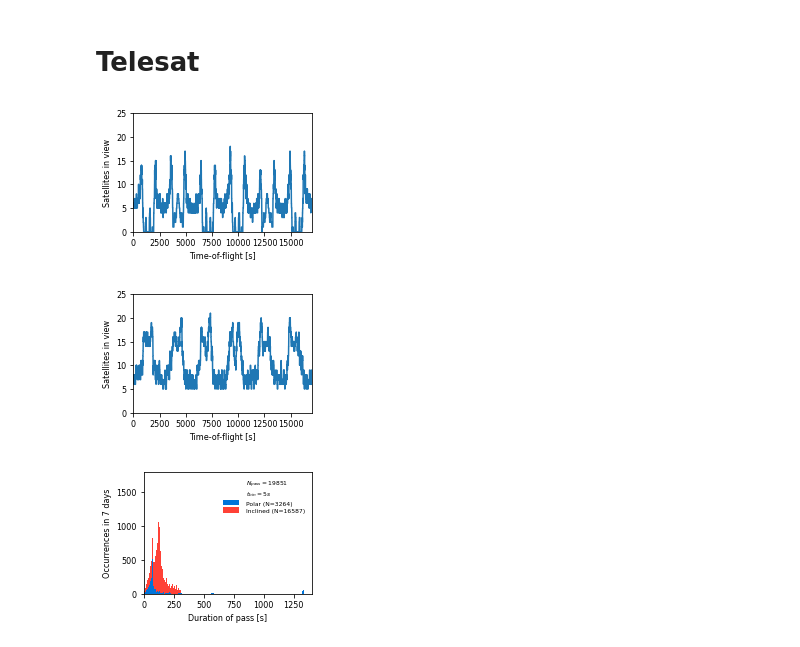
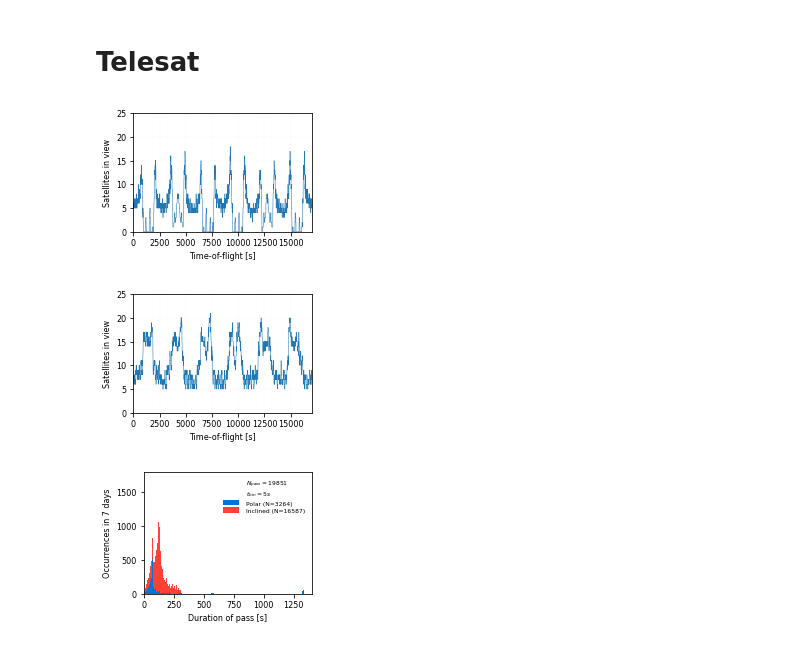
Before and after one commit to Josvth/hermes, a Jupyter notebook: visibility_analysis/Telesat/Analysis_Telesat.ipynb, the cells around one changed output. Saved outputs shown, nothing was run; the diff lists cells and outputs as text; code cells hidden in the pictures.

```diff
--- a/visibility_analysis/Telesat/Analysis_Telesat.ipynb
+++ b/visibility_analysis/Telesat/Analysis_Telesat.ipynb
@@ -59,10 +62,14 @@ def generate_gap_df(instances_df, step_duration = 1.0, end_tof = None):
 # %%
 columns = ['strand_name', 'tof', 'r_a_x', 'r_a_y', 'r_a_z', 'r_b_x', 'r_b_y', 'r_b_z']
 
-store_500km = pd.HDFStore("Test_LOSAnalysis_sat_500km_90deg_to_Telesat_2020-12-31_08-50-39.h5")
+#store_500km = pd.HDFStore("Test_LOSAnalysis_sat_500km_90deg_to_Telesat_2020-12-31_08-50-39.h5")
+#store_500km = pd.HDFStore("2021-01-02_10-51-23_Test_LOSAnalysis_sat_500km_97deg_to_Telesat.h5")
+store_500km = pd.HDFStore("2021-01-02_11-39-41_Test_LOSAnalysis_sat_500km_97deg_to_Telesat.h5")
 instances_500km_df = store_500km.select('contact_instances', 'columns = %s' % str(columns))
 # %%
-store_400km = pd.HDFStore("Test_LOSAnalysis_sat_400km_51deg_to_Telesat_2020-12-31_08-50-33.h5")
+#store_400km = pd.HDFStore("Test_LOSAnalysis_sat_400km_51deg_to_Telesat_2020-12-31_08-50-33.h5")
+#store_400km = pd.HDFStore("2021-01-02_10-51-17_Test_LOSAnalysis_sat_400km_51deg_to_Telesat.h5")
+store_400km = pd.HDFStore("2021-01-02_11-39-35_Test_LOSAnalysis_sat_400km_51deg_to_Telesat.h5")
 instances_400km_df = store_400km.select('contact_instances', 'columns = %s' % str(columns))
 # %%
 pass_500km_df = generate_pass_df(instances_500km_df)
@@ -73,41 +80,40 @@ gaps_400km_df = generate_gap_df(instances_400km_df)
 # %%
 def contact_timeline(pass_df):
     fig, ax = plt.subplots(tight_layout=True, figsize=(3.2, 2.4))
 
     tof_max = 3*5677.0
 
     tofs = np.arange(tof_max)
 
     def satellites_in_view(pass_df, tofs):
-        num_in_view = []
-        for tof in tofs:
+        num_in_view = np.zeros((len(tofs), ))
+        for i, tof in enumerate(tofs):
             in_view = (pass_df['start_tof'] <= tof) & (tof <= pass_df['end_tof'])
-            num_in_view.append(in_view.sum())
+            num_in_view[i] = in_view.sum()
         return num_in_view
 
-    ax.plot(tofs, satellites_in_view(pass_df, tofs))
+    ax.step(tofs, satellites_in_view(pass_df, tofs), linewidth=0.5)
     ax.set_xlim((0, tof_max))
     ax.set_ylim((0, 25))
     ax.set_xlabel('Time-of-flight [s]')
     ax.set_ylabel('Satellites in view')
+    ax.grid(linestyle=':', linewidth = 0.1)
+    apply_report_formatting()
+
     #plt.show()
 
 contact_timeline(pass_500km_df)
-apply_report_formatting()
-#plt.tight_layout()
 plt.savefig(figures_dir + '/Telesat_in_view_500km97deg.pgf')
 plt.savefig(figures_dir + '/Telesat_in_view_500km97deg.svg')
 plt.show()
 
 contact_timeline(pass_400km_df)
-apply_report_formatting()
-#plt.tight_layout()
 plt.savefig(figures_dir + '/Telesat_in_view_400km51deg.pgf')
 plt.savefig(figures_dir + '/Telesat_in_view_400km51deg.svg')
 plt.show()
 # %% [output]
-[figure, old version]
+[figure, new version]
-[figure, old version]
+[figure, new version]
 # %%
 def plot_pass_temporal_distribution(pass_df, bin_size = 5.0):
 
```
Also changed, not shown: parts of 5 cells of this notebook, 3 other files.
